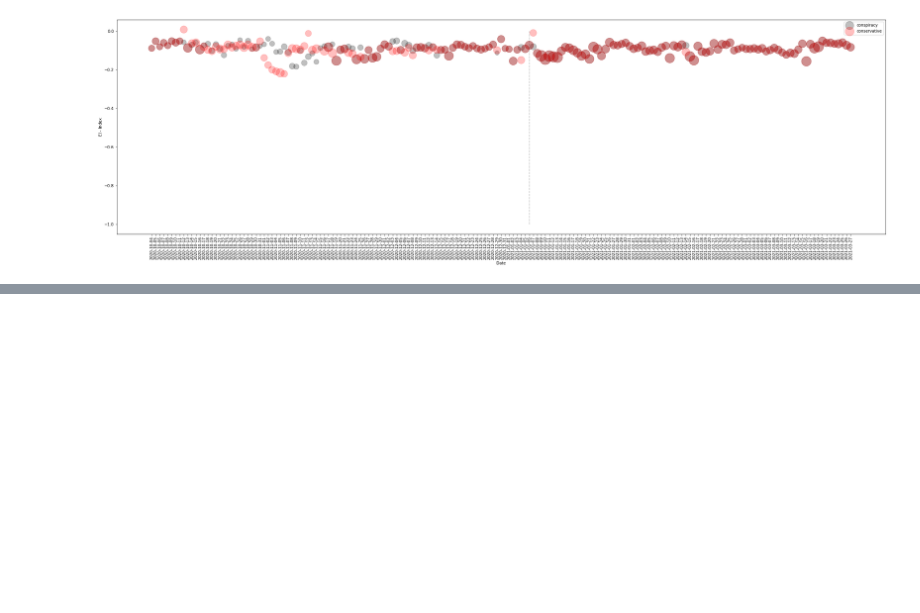
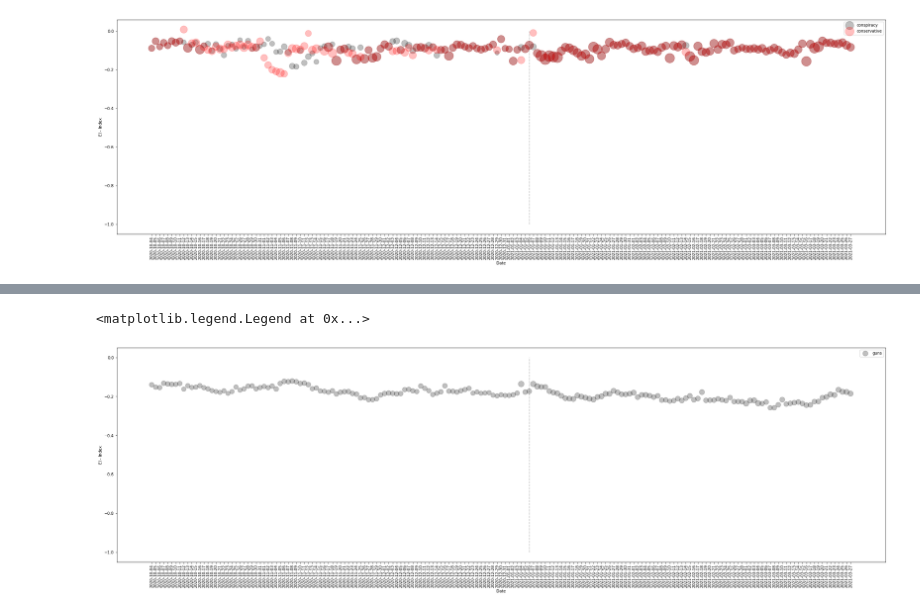
Before and after one commit to casonk/pushshift_python, a Jupyter notebook: Great_Lakes_HPC/ipynbs/conspiracy_tracer.ipynb, the cells around one changed output, grey strips where cells are left out. Saved outputs shown, nothing was run; the diff lists cells and outputs as text; code cells hidden in the pictures; blank space fills up the shorter version.

```diff
--- a/Great_Lakes_HPC/ipynbs/conspiracy_tracer.ipynb
+++ b/Great_Lakes_HPC/ipynbs/conspiracy_tracer.ipynb
@@ -163,0 +236,4 @@ plotter(5,5)
+# %%
+j=1
+k=21
+r=5
@@ -163,0 +270,30 @@ plotter(5,5)
+# %%
+r=5
+# %%
+guns_tl = []
+guns_ei = []
+guns_dt = []
+n=5
+# n=10
+for date in _center_dates:
+    ei_df = pd.read_pickle((id_l + date + ('/EI_DF_{}_{}_{}.pkl').format(j, k, r)))
+    # top_50 = ei_df.sort_values(by=['Total_Links'], ascending=False).head(50)
+    top_75 = ei_df.sort_values(by=['Total_Links'], ascending=False).head(75)
+    comm_sub_pairs = pd.read_pickle((id_l + date + ('/CSP_{}_{}_{}.pkl').format(j, k, r)))
+    # top_ns_50 = comm_sub_pairs.loc[top_50.index].groupby(level=0, axis=0).apply(lambda x : x.head(n)).droplevel(0)
+    top_ns_75 = comm_sub_pairs.loc[top_75.index].groupby(level=0, axis=0).apply(lambda x : x.head(n)).droplevel(0)
+    # coms = top_ns_50.index.get_level_values(0)
+    coms = top_ns_75.index.get_level_values(0)
+    # subs = top_ns_50.index.get_level_values(1)
+    subs = top_ns_75.index.get_level_values(1)
+    dekka = pd.DataFrame({'com':coms, 'sub':subs})
+    insubs = ['guns']
+    match = dekka[dekka['sub'].isin(insubs)]
+    if len(match['com'].unique()) == 1:
+        incom = int(match['com'].unique()[0])
+        guns_tl += [ei_df.loc[incom, ['Total_Links','EI_Index']][0]]
+        guns_ei += [ei_df.loc[incom, ['Total_Links','EI_Index']][1]]
+        guns_dt += [date]
+        print(date, incom)
+    else:
+        print('**', date, len(match['com'].unique()), 'comm')
@@ -163,0 +318,11 @@ plotter(5,5)
+# %%
+fig = plt.figure(figsize=(35,10))
+plt.scatter(y=guns_ei, x=guns_dt, s=[s/1000 for s in guns_tl], alpha=0.25, c='black', label='guns')
+plt.xticks(rotation=90)
+plt.plot(['2021-01-06','2021-01-06'], [-1,0], alpha=0.25, c='black', ls='--')
+plt.ylabel('EI - Index')
+plt.xlabel('Date')
+plt.legend()
+# %% [output]
+<matplotlib.legend.Legend at 0x...>
+[figure, added]
```
Also changed, not shown: parts of 10 cells of this notebook, 5 other files.
